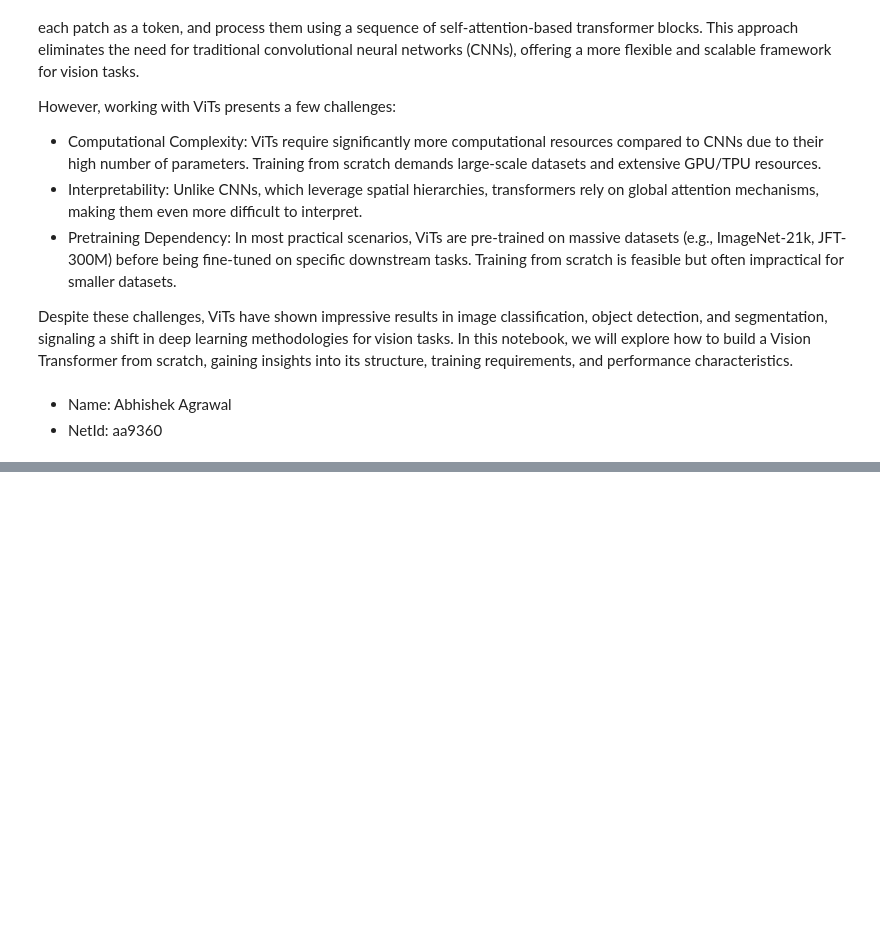
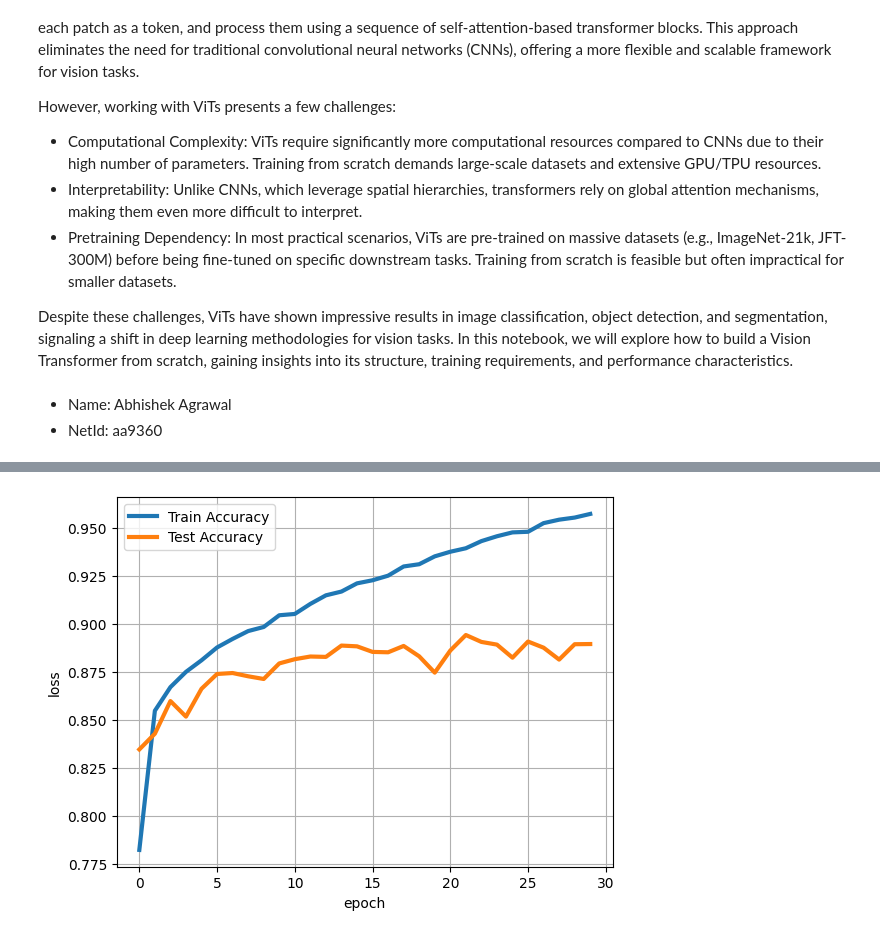
Before and after one commit to agrawalabr/deeplearning, a Jupyter notebook: demo01_basics.ipynb, the cells around one changed output, grey strips where cells are left out. Cells and saved outputs as stored; diff of their text form; code cells hidden in the pictures; blank space fills up the shorter version.

```diff
--- a/demo01_basics.ipynb
+++ b/demo01_basics.ipynb
@@ -269,0 +271,10 @@ plt.show()
+# %%
+plt.plot(range(30),train_accuracy_history,'-',linewidth=3,label='Train Accuracy')
+plt.plot(range(30),test_accuracy_history,'-',linewidth=3,label='Test Accuracy')
+plt.xlabel('epoch')
+plt.ylabel('loss')
+plt.grid(True)
+plt.legend()
+plt.show()
+# %% [output]
+[figure, added]
```
Also changed, not shown: parts of 9 cells of this notebook.
